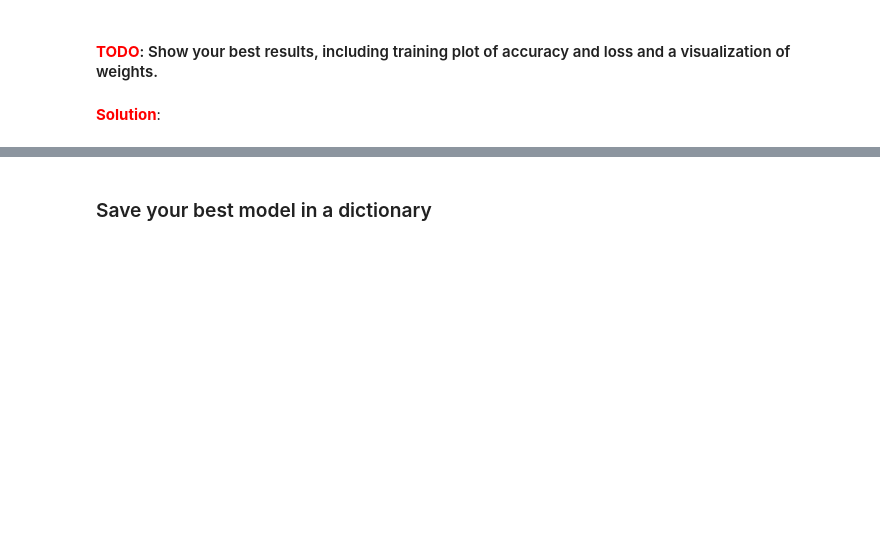
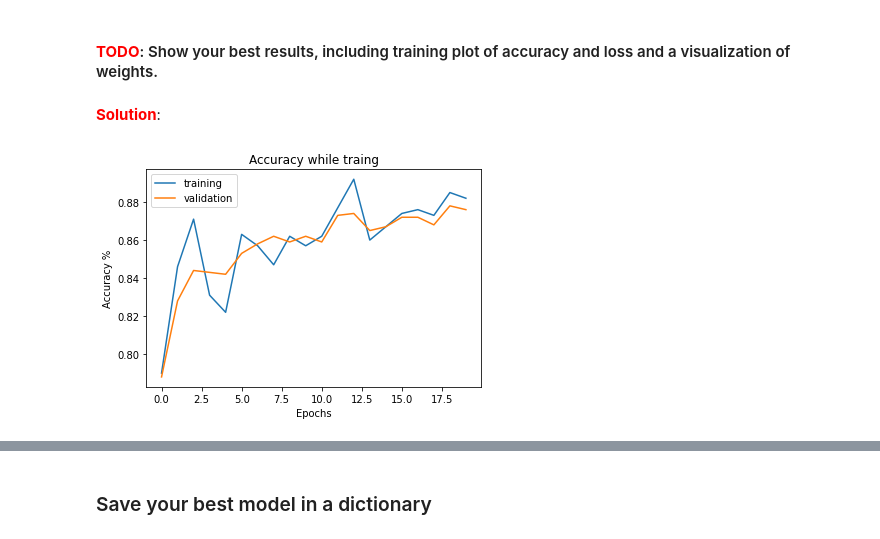
Before and after one commit to xs2445/21fall_courses, a Jupyter notebook: e4040/hw1/task2-mlp_numpy.ipynb, the cells around one changed output, grey strips where cells are left out. Drawn from its saved outputs; the diff is of its cells as text; code cells hidden in the pictures; blank space fills up the shorter version.

```diff
--- a/e4040/hw1/task2-mlp_numpy.ipynb
+++ b/e4040/hw1/task2-mlp_numpy.ipynb
@@ -465,3 +501,15 @@ from utils.classifiers.twolayernet import TwoLayerNet
 #    test(TBD, TBD, TBD)
 # %% [markdown]
 <span style="color:red"><strong>Solution</strong></span>:
+# %%
+hidden_dim = 400
+model = TwoLayerNet(input_dim=X_train.shape[1], hidden_dim=hidden_dim, num_classes=20, reg=1e-2, weight_scale=1e-3)
+
+num_epoch = 20
+batch_size = 700
+lr = 1e-3
+verbose = False
+
+train_acc_hist, val_acc_hist = train(model, X_train, y_train, X_val, y_val,
+                  num_epoch=num_epoch, batch_size=batch_size, learning_rate=lr, verbose=verbose)
+test(model, X_test, y_test)
@@ -475,0 +539,12 @@ from utils.classifiers.twolayernet import TwoLayerNet
+# %%
+# training and accuracy plot
+plt.plot(train_acc_hist, label='training')
+plt.plot(val_acc_hist, label='validation')
+
+plt.xlabel('Epochs')
+plt.ylabel('Accuracy %')
+plt.legend()
+plt.title('Accuracy while traing')
+plt.show()
+# %% [output]
+[figure, added]
```
Also changed, not shown: parts of 12 cells of this notebook, 3 other files.
